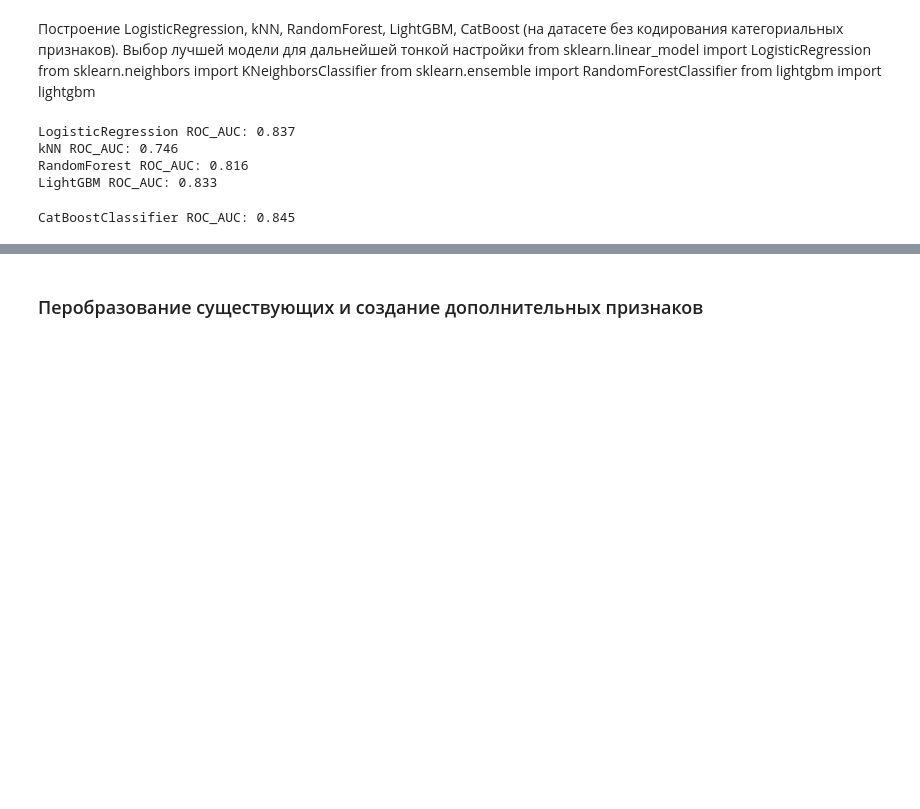
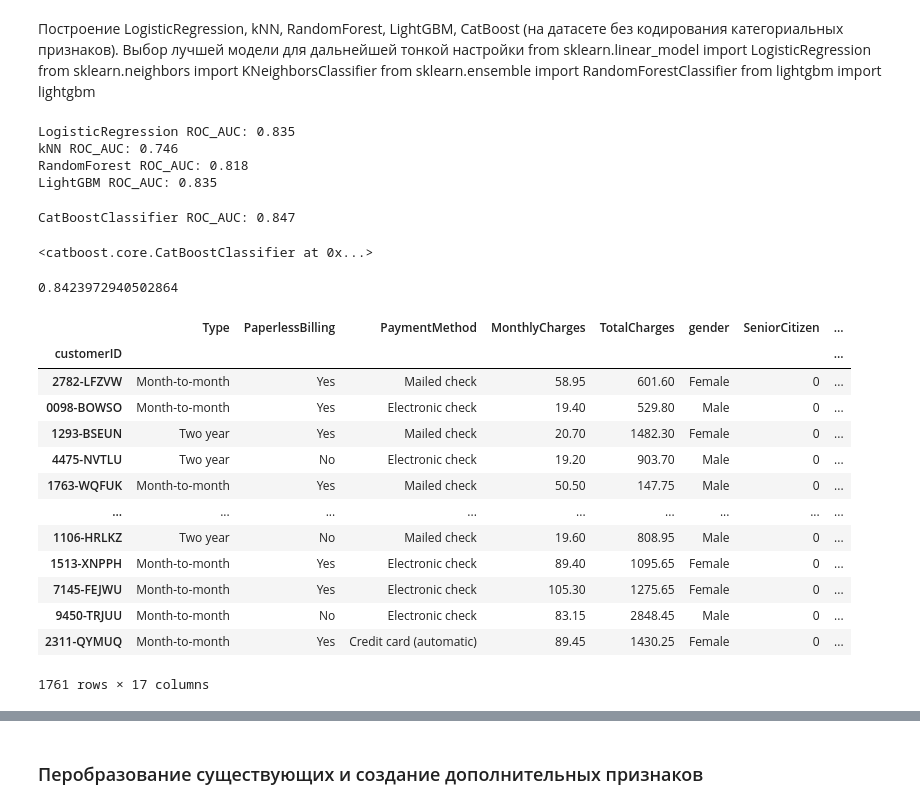
Before and after one commit to mvakhmenin/Yandex.Practicum, a Jupyter notebook: Финальный проект - прогнозирование оттока клиентов/jn.ipynb, the cells around one changed output, grey strips where cells are left out. Saved outputs shown, nothing was run; the diff lists cells and outputs as text; code cells hidden in the pictures; blank space fills up the shorter version.

```diff
--- a/Финальный проект - прогнозирование оттока клиентов/jn.ipynb
+++ b/Финальный проект - прогнозирование оттока клиентов/jn.ipynb
@@ -469,15 +472,50 @@ models = {
 for model_name in models:
     with warnings.catch_warnings():
         warnings.simplefilter("ignore")
-        cv_results = cross_validate(models[model_name], X_train, y_train, scoring='roc_auc')
+        cv_results = cross_validate(models[model_name], X_train, y_train, scoring='roc_auc', trturn_estimator=True)
     print(f'{model_name} ROC_AUC: {cv_results["test_score"].mean():.3f}')
 # %% [output]
-LogisticRegression ROC_AUC: 0.837
+LogisticRegression ROC_AUC: 0.835
 kNN ROC_AUC: 0.746
-RandomForest ROC_AUC: 0.816
-LightGBM ROC_AUC: 0.833
+RandomForest ROC_AUC: 0.818
+LightGBM ROC_AUC: 0.835
 # %%
-cv_results = cross_validate(catboost.CatBoostClassifier(cat_features=cat_features, silent=True), X_cb_train, y_cb_train, scoring='roc_auc')
+cv_results = cross_validate(catboost.CatBoostClassifier(cat_features=cat_features,
+                                                        silent=True, random_state=0,
+                                                        auto_class_weights='SqrtBalanced'),
+                                                        X_cb_train,
+                                                        y_cb_train,
+                                                        scoring='roc_auc',
+                                                        return_estimator=True)
 print(f'CatBoostClassifier ROC_AUC: {cv_results["test_score"].mean():.3f}')
 # %% [output]
-CatBoostClassifier ROC_AUC: 0.845
+CatBoostClassifier ROC_AUC: 0.847
+# %%
+best_cvscore = cv_results['test_score'].max()
+best_cvest = cv_results['estimator'][list(cv_results['test_score']).index(best_cvscore)]
+best_cvest
+# %% [output]
+<catboost.core.CatBoostClassifier at 0x...>
+# %%
+cb_preds = best_cvest.predict_proba(X_cb_test)
+#cb_preds
+roc_auc_score(y_test, cb_preds[:,1])
+# %% [output]
+0.8423972940502864
+# %%
+X_cb_test
+# %% [output]
+|  | Type | PaperlessBilling | PaymentMethod | MonthlyCharges | TotalCharges | gender | SeniorCitizen | ... |
+| customerID |  |  |  |  |  |  |  | ... |
+| 2782-LFZVW | Month-to-month | Yes | Mailed check | 58.95 | 601.60 | Female | 0 | ... |
+| 0098-BOWSO | Month-to-month | Yes | Electronic check | 19.40 | 529.80 | Male | 0 | ... |
+| 1293-BSEUN | Two year | Yes | Mailed check | 20.70 | 1482.30 | Female | 0 | ... |
+| 4475-NVTLU | Two year | No | Electronic check | 19.20 | 903.70 | Male | 0 | ... |
+| 1763-WQFUK | Month-to-month | Yes | Mailed check | 50.50 | 147.75 | Male | 0 | ... |
+| ... | ... | ... | ... | ... | ... | ... | ... | ... |
+| 1106-HRLKZ | Two year | No | Mailed check | 19.60 | 808.95 | Male | 0 | ... |
+| 1513-XNPPH | Month-to-month | Yes | Electronic check | 89.40 | 1095.65 | Female | 0 | ... |
+| 7145-FEJWU | Month-to-month | Yes | Electronic check | 105.30 | 1275.65 | Female | 0 | ... |
+| 9450-TRJUU | Month-to-month | No | Electronic check | 83.15 | 2848.45 | Male | 0 | ... |
+| 2311-QYMUQ | Month-to-month | Yes | Credit card (automatic) | 89.45 | 1430.25 | Female | 0 | ... |
+1761 rows × 17 columns
```
Also changed, not shown: parts of 16 cells of this notebook, 18 other files.
